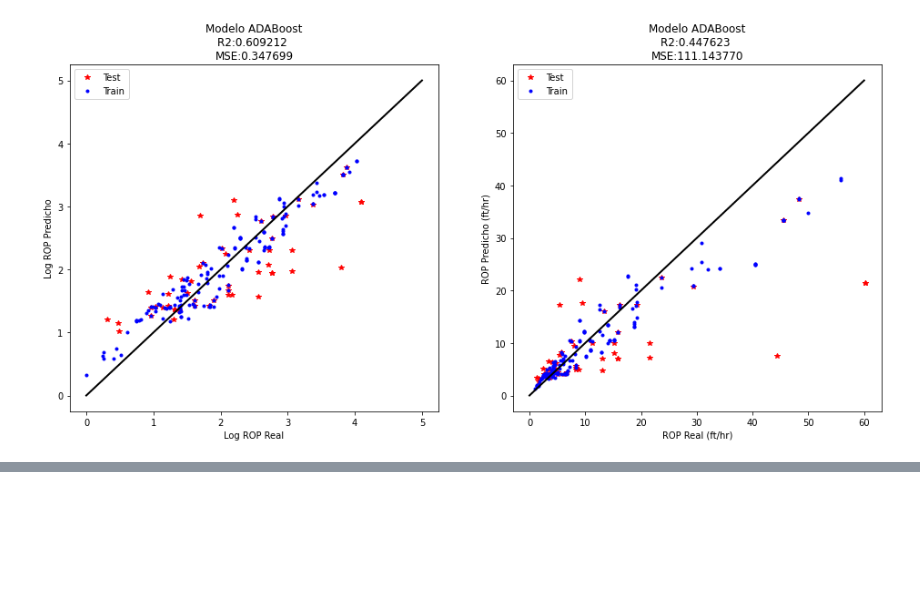
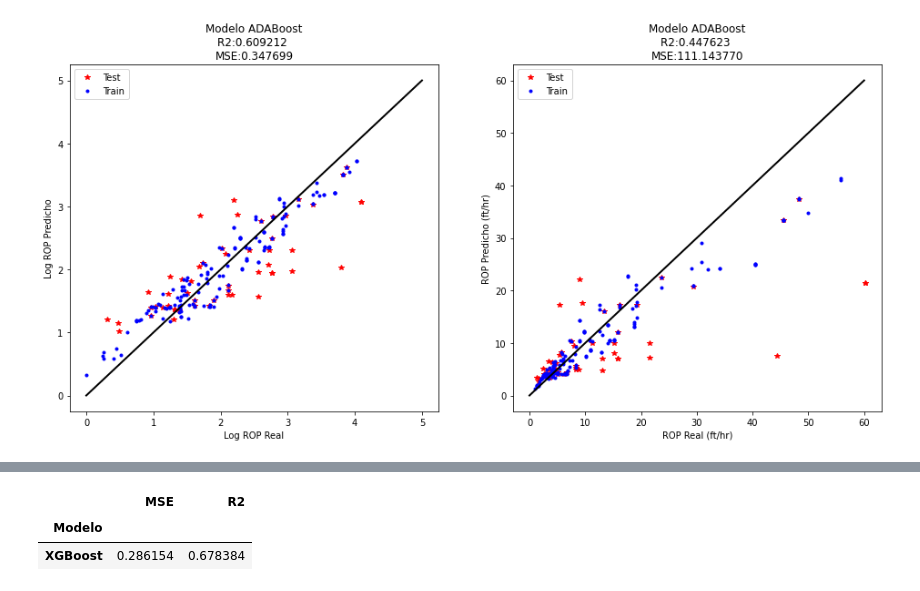
Before and after one commit to diegojeda/Bit-Optimization-ML, a Jupyter notebook: Pruebas de Modelos.ipynb, the cells around one changed output, grey strips where cells are left out. Cells and saved outputs as stored; diff of their text form; code cells hidden in the pictures; blank space fills up the shorter version.

```diff
--- a/Pruebas de Modelos.ipynb
+++ b/Pruebas de Modelos.ipynb
@@ -211,0 +228,18 @@ plt.legend(loc="upper left");
+# %%
+# Diccionario con el modelo
+modelos = [("XGBOost",XGB_Reg)]
+
+# Extraemos los resultados
+y_pred, MSE, R2, R2_lin, MSE_lin = tabla_result(modelos,X_test,y_test)
+
+# Presentamos los datos en una tabla
+Res = {"Modelo":["XGBoost"],
+           "MSE":MSE,
+           "R2":R2}
+Res = pd.DataFrame(Res)
+Res.set_index("Modelo",inplace=True)
+Res
+# %% [output]
+|  | MSE | R2 |
+| Modelo |  |  |
+| XGBoost | 0.286154 | 0.678384 |
```
Also changed, not shown: parts of 3 cells of this notebook.
